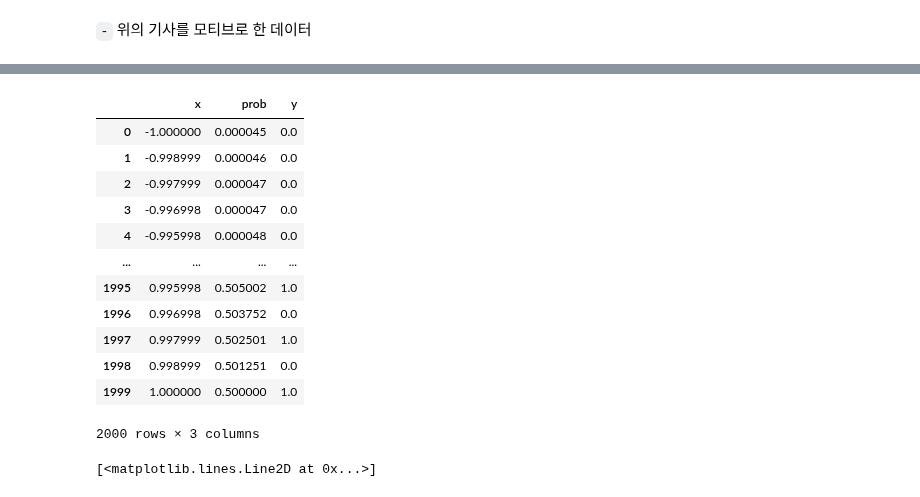
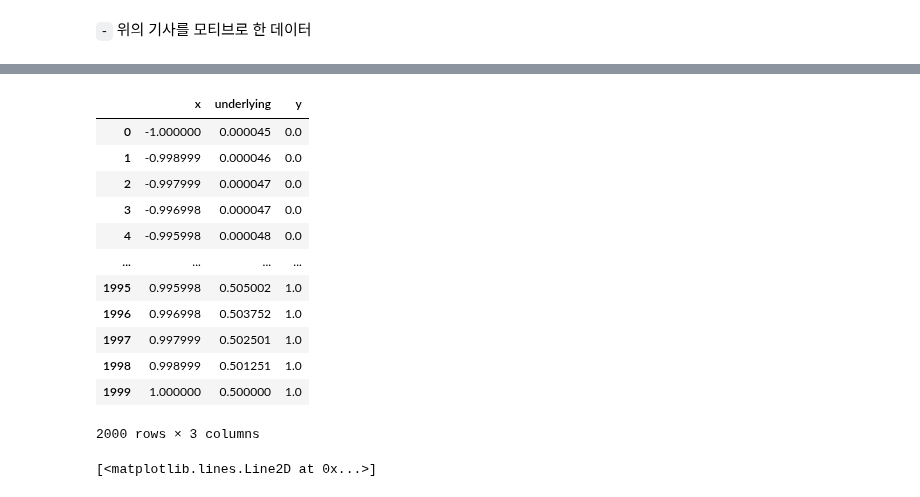
Before and after one commit to guebin/DL2022_backup, a Jupyter notebook: _notebooks/2022-10-04-(5주차) draft.ipynb, the cells around one changed output, grey strips where cells are left out. Saved outputs shown, nothing was run; the diff lists cells and outputs as text; code cells hidden in the pictures.

```diff
--- a/_notebooks/2022-10-04-(5주차) draft.ipynb
+++ b/_notebooks/2022-10-04-(5주차) draft.ipynb
@@ -47,8 +34,8 @@ import pandas as pd
 # %%
-df=pd.read_csv('2022-10-04-logistic2.csv')
+df=pd.read_csv('2022-10-04-dnnex0.csv')
 df
 # %% [output]
-|  | x | prob | y |
+|  | x | underlying | y |
 | 0 | -1.000000 | 0.000045 | 0.0 |
 | 1 | -0.998999 | 0.000046 | 0.0 |
 | 2 | -0.997999 | 0.000047 | 0.0 |
@@ -56,9 +43,9 @@ df
 | 4 | -0.995998 | 0.000048 | 0.0 |
 | ... | ... | ... | ... |
 | 1995 | 0.995998 | 0.505002 | 1.0 |
-| 1996 | 0.996998 | 0.503752 | 0.0 |
+| 1996 | 0.996998 | 0.503752 | 1.0 |
 | 1997 | 0.997999 | 0.502501 | 1.0 |
-| 1998 | 0.998999 | 0.501251 | 0.0 |
+| 1998 | 0.998999 | 0.501251 | 1.0 |
 | 1999 | 1.000000 | 0.500000 | 1.0 |
 2000 rows × 3 columns
 # %%
```
Also changed, not shown: parts of 72 cells of this notebook, 5 other files.
